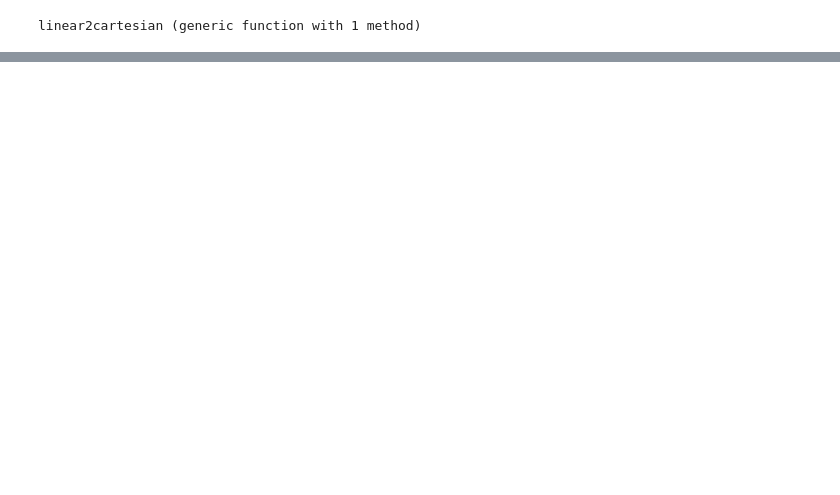
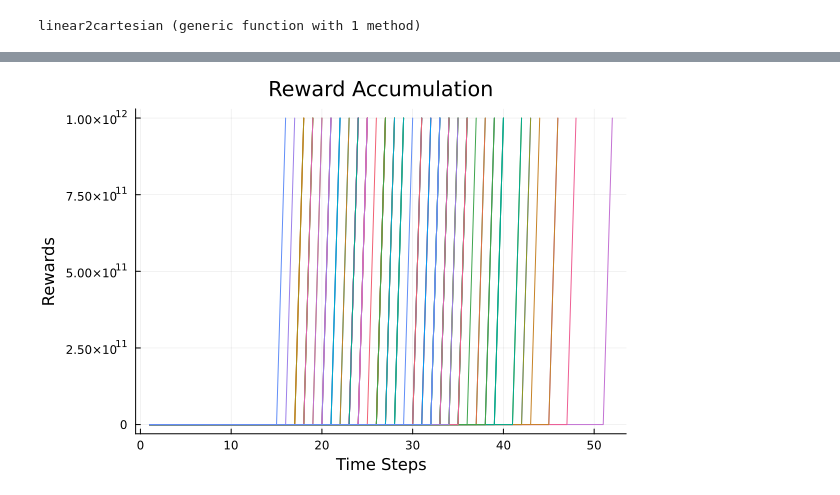
Before and after one commit to zhao-harry/aa-228-final-project, a Jupyter notebook: Plotting.ipynb, the cells around one changed output, grey strips where cells are left out. Cells and saved outputs as stored; diff of their text form; code cells hidden in the pictures; blank space fills up the shorter version.

```diff
--- a/Plotting.ipynb
+++ b/Plotting.ipynb
@@ -17,7 +13,7 @@ end
 # %% [output]
 linear2cartesian (generic function with 1 method)
 # %%
-infile = "OVERNIGHT DATA.csv"
+infile = "MCTS_policy_sarsp.csv"
 df = CSV.read(infile, DataFrame, header = false)
 Data = Matrix(df)
 initial_state = df[1,1]
@@ -25,7 +21,7 @@ indices_restart = findall(x -> x == initial_state, df[:, 1])
 steps = []
 
 for i in 2:length(indices_restart)
-    if (df[indices_restart[i]-1, 3] != 1000000)
+    if (df[indices_restart[i]-1, 3] != 1000000000000)
         steps = push!(steps, 0)
     else
         steps = push!(steps, (indices_restart[i] - indices_restart[i-1]))
@@ -110,0 +109,19 @@ boxplot!(random_steps, label="Random_Policy")
+# %%
+#layout = @layout [a b] #creates 1x2 subplots
+p4 = plot()
+# Plot rewards
+for i in 2:(length(indices_restart))
+    rewards = Data[indices_restart[i-1]:(indices_restart[i]-1), 3]
+    rewards_accumulation = cumsum(rewards)
+    t = 1:length(rewards)
+
+    #Plot Reward accumulation over time
+
+    #plot!(p4, t[1:end-1], rewards[1:end-1],legend=false, title = "Rewards (except the last step))
+    plot!(p4, t, rewards_accumulation, legend=false, title = "Reward Accumulation")
+end
+
+xlabel!(p4, "Time Steps")
+ylabel!(p4, "Rewards")
+# %% [output]
+[figure, added]
```
Also changed, not shown: parts of 5 cells of this notebook, 2 other files.
